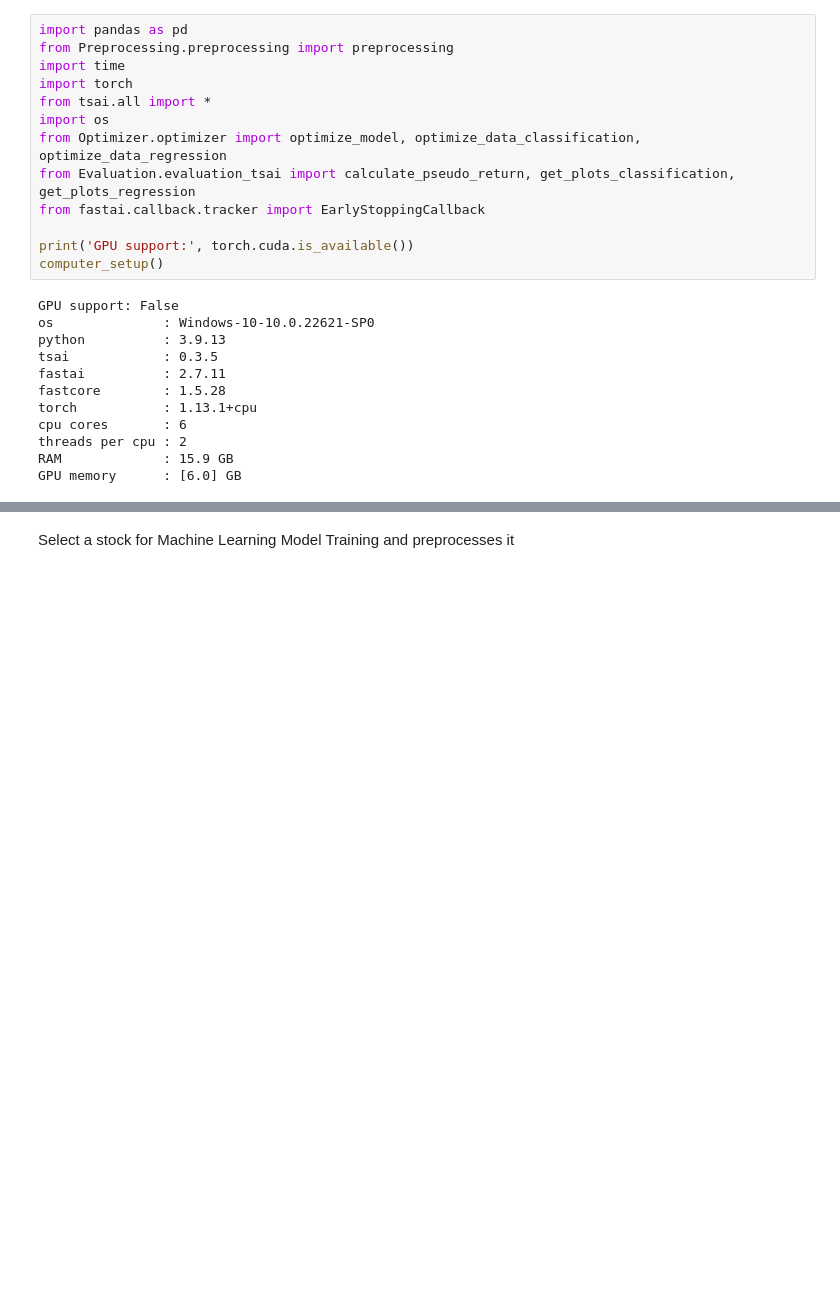
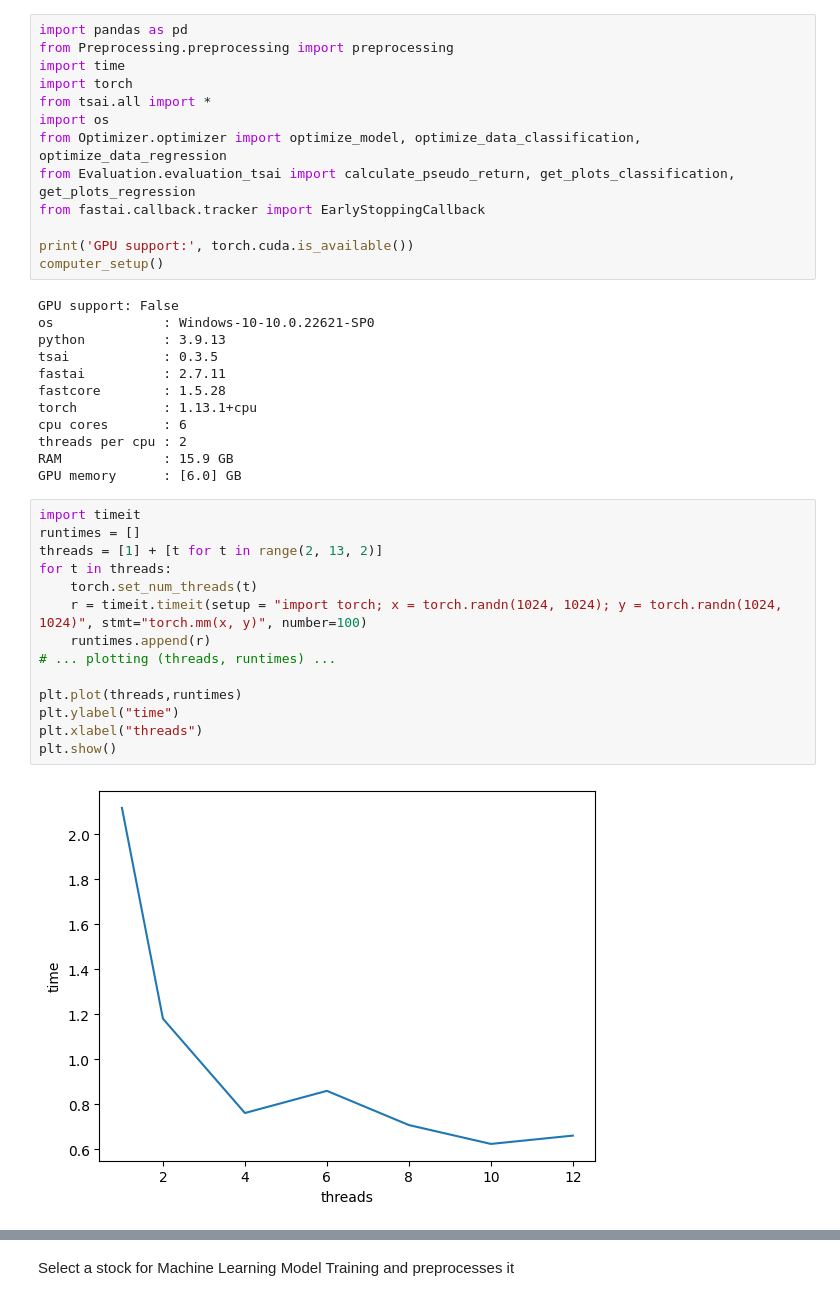
Before and after one commit to lukasmartinsson/Master-Thesis, a Jupyter notebook: main.ipynb, the cells around one changed output, grey strips where cells are left out. Cells and saved outputs as stored; diff of their text form; blank space fills up the shorter version.

```diff
--- a/main.ipynb
+++ b/main.ipynb
@@ -25,3 +25,19 @@ cpu cores       : 6
 threads per cpu : 2
 RAM             : 15.9 GB
 GPU memory      : [6.0] GB
+# %%
+import timeit
+runtimes = []
+threads = [1] + [t for t in range(2, 13, 2)]
+for t in threads:
+    torch.set_num_threads(t)
+    r = timeit.timeit(setup = "import torch; x = torch.randn(1024, 1024); y = torch.randn(1024, 1024)", stmt="torch.mm(x, y)", number=100)
+    runtimes.append(r)
+# ... plotting (threads, runtimes) ...
+
+plt.plot(threads,runtimes)
+plt.ylabel("time")
+plt.xlabel("threads")
+plt.show()
+# %% [output]
+[figure, added]
```
Also changed, not shown: parts of 12 cells of this notebook, 26 other files.
